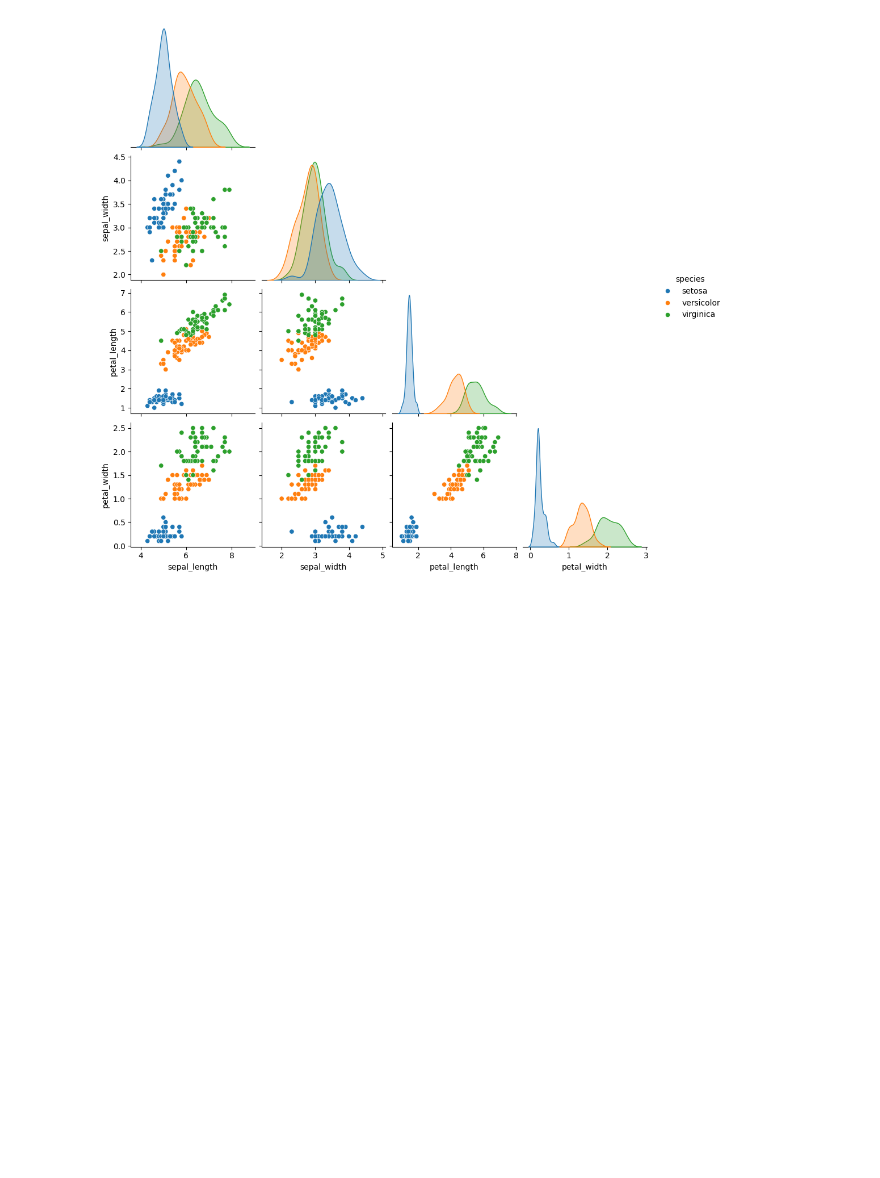
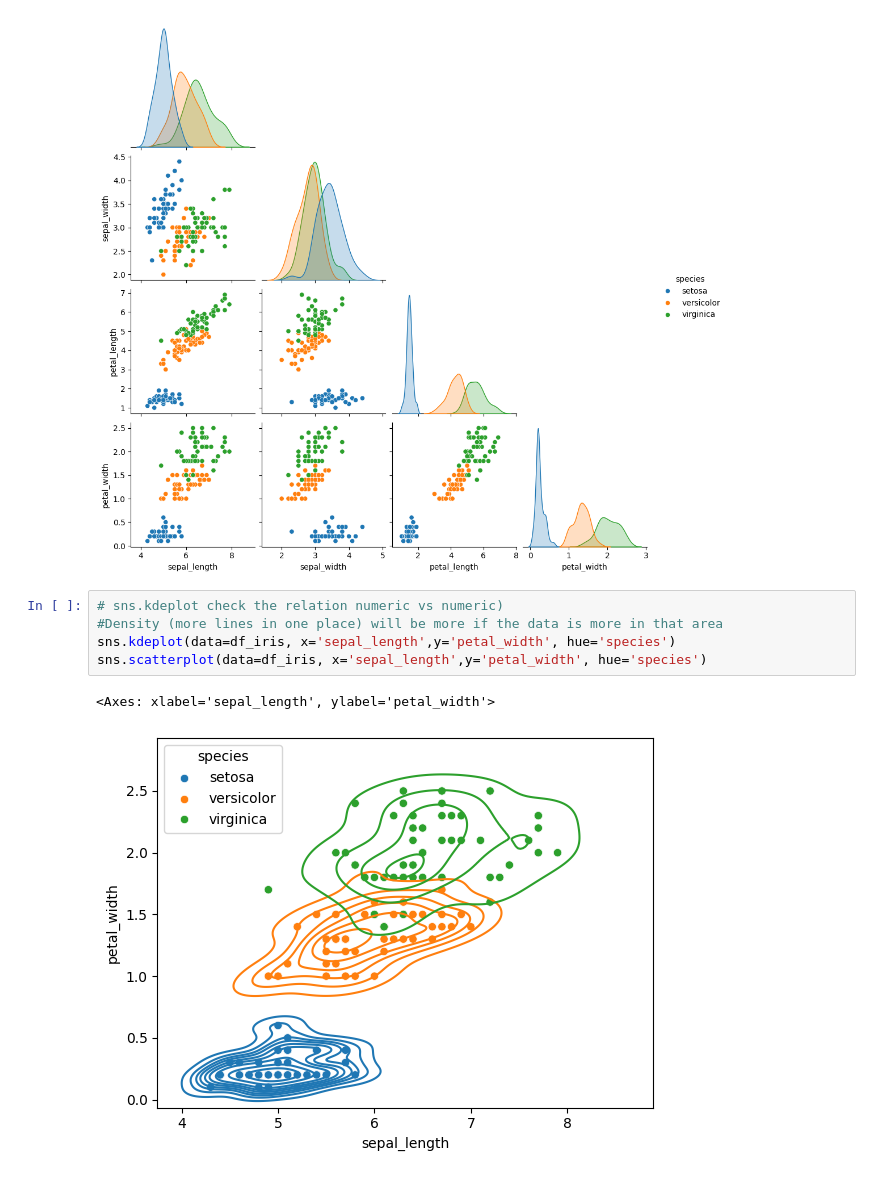
Before and after one commit to Maddox24425/Summer-Training, a Jupyter notebook: Day_14/Day_14.ipynb, the cells around one changed output. Saved outputs shown, nothing was run; the diff lists cells and outputs as text; blank space fills up the shorter version.

```diff
--- a/Day_14/Day_14.ipynb
+++ b/Day_14/Day_14.ipynb
@@ -201,3 +201,11 @@ sns.pairplot(data=df_iris, hue='species',corner=True)
 plt.show()
 # %% [output]
 [figure]
+# %%
+# sns.kdeplot check the relation numeric vs numeric)
+#Density (more lines in one place) will be more if the data is more in that area
+sns.kdeplot(data=df_iris, x='sepal_length',y='petal_width', hue='species')
+sns.scatterplot(data=df_iris, x='sepal_length',y='petal_width', hue='species')
+# %% [output]
+<Axes: xlabel='sepal_length', ylabel='petal_width'>
+[figure, added]
```
Also changed, not shown: parts of 6 cells of this notebook.
